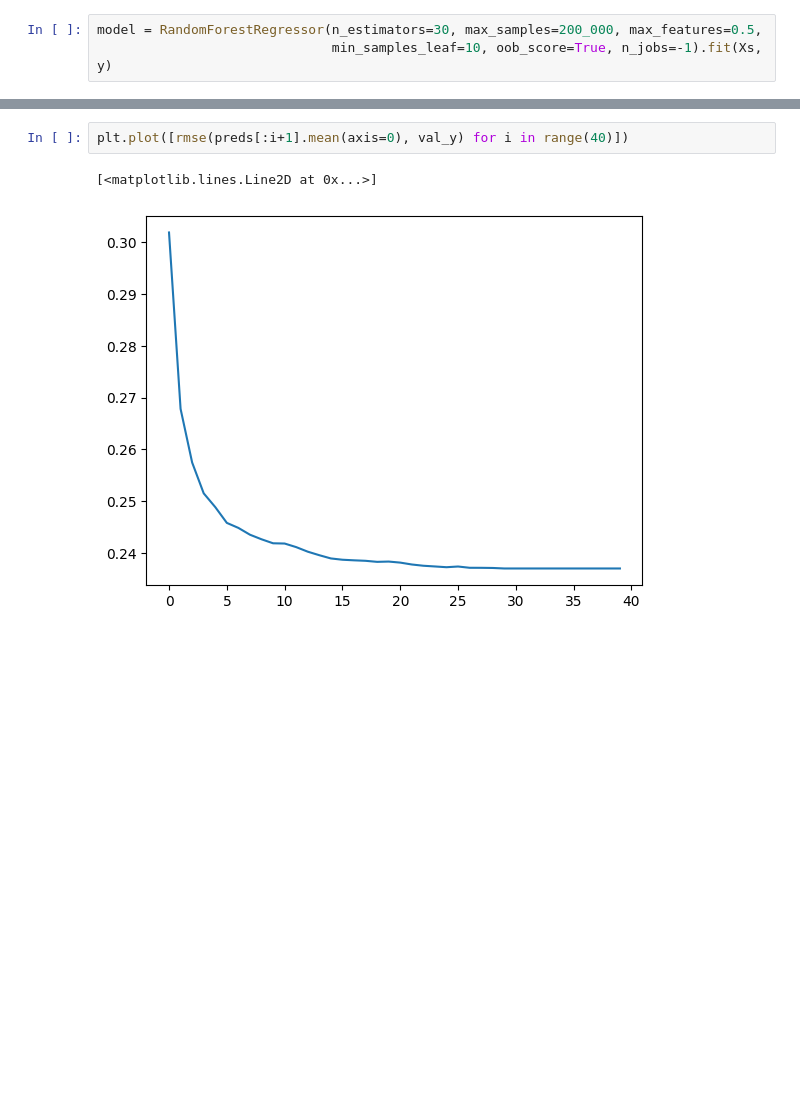
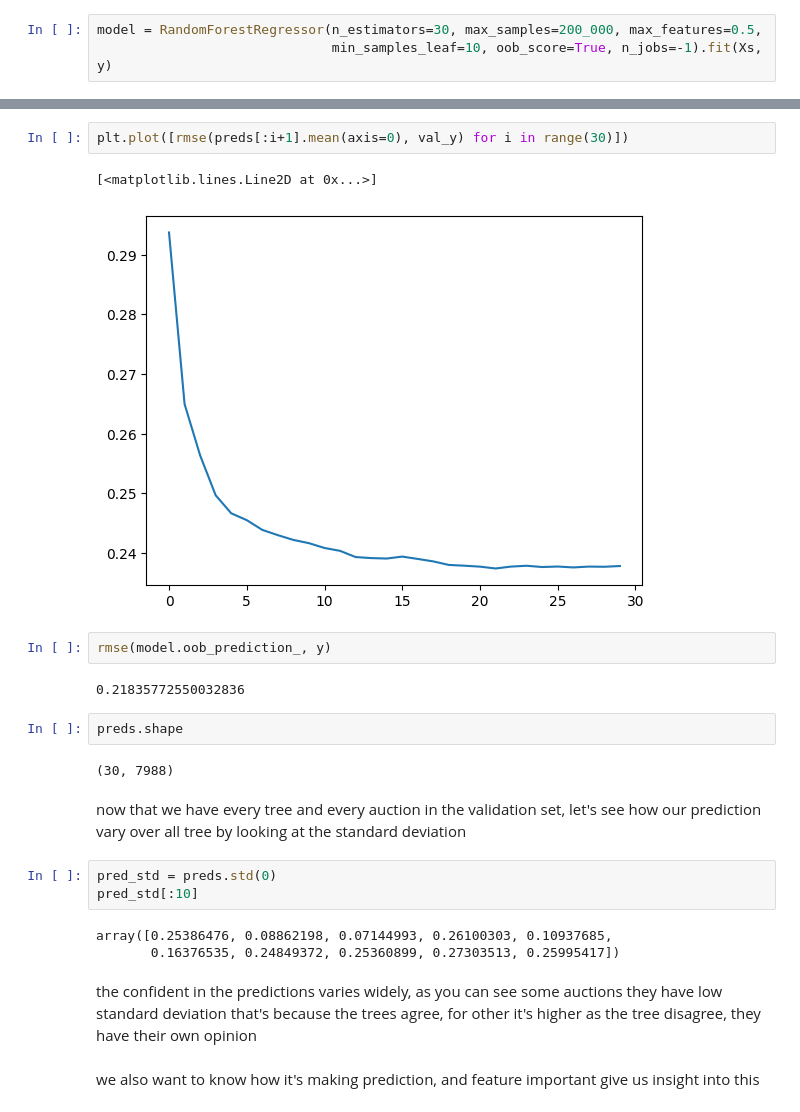
Before and after one commit to bhdai/bb_bulldozer, a Jupyter notebook: notebooks/bulldozer_model.ipynb, the cells around one changed output, grey strips where cells are left out. Saved outputs shown, nothing was run; the diff lists cells and outputs as text; blank space fills up the shorter version.

```diff
--- a/notebooks/bulldozer_model.ipynb
+++ b/notebooks/bulldozer_model.ipynb
@@ -660,5 +662,25 @@ array([[10.24761306, 10.08529323,  9.35230912, ...,  9.40835337,
 # %%
-plt.plot([rmse(preds[:i+1].mean(axis=0), val_y) for i in range(40)])
+plt.plot([rmse(preds[:i+1].mean(axis=0), val_y) for i in range(30)])
 # %% [output]
 [<matplotlib.lines.Line2D at 0x...>]
-[figure, old version]
+[figure, new version]
+# %%
+rmse(model.oob_prediction_, y)
+# %% [output]
+0.21835772550032836
+# %%
+preds.shape
+# %% [output]
+(30, 7988)
+# %% [markdown]
+now that we have every tree and every auction in the validation set, let's see how our prediction vary over all tree by looking at the standard deviation
+# %%
+pred_std = preds.std(0)
+pred_std[:10]
+# %% [output]
+array([0.25386476, 0.08862198, 0.07144993, 0.26100303, 0.10937685,
+       0.16376535, 0.24849372, 0.25360899, 0.27303513, 0.25995417])
+# %% [markdown]
+the confident in the predictions varies widely, as you can see some auctions they have low standard deviation that's because the trees agree, for other it's higher as the tree disagree, they have their own opinion
+# %% [markdown]
+we also want to know how it's making prediction, and feature important give us insight into this
```
Also changed, not shown: parts of 20 cells of this notebook.
